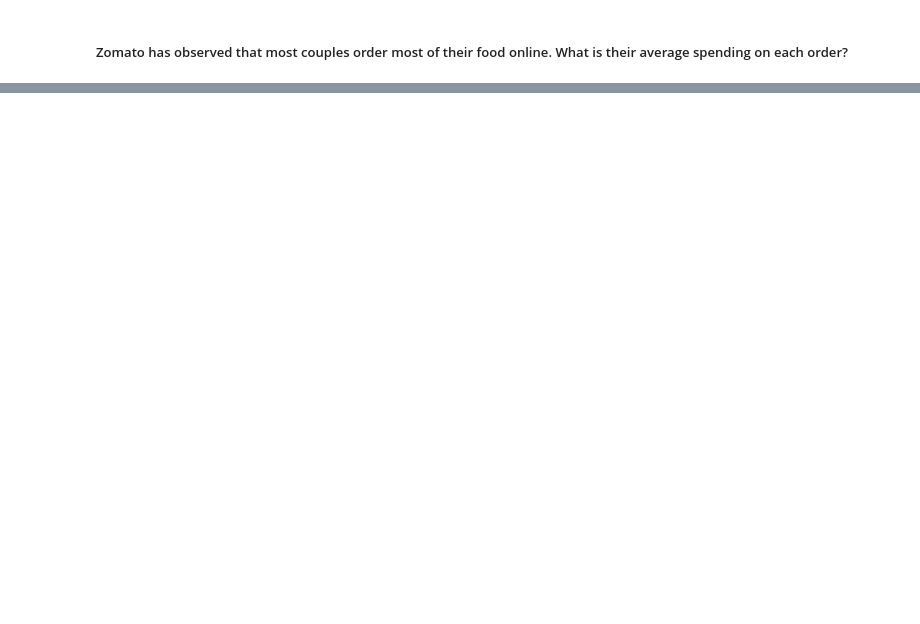
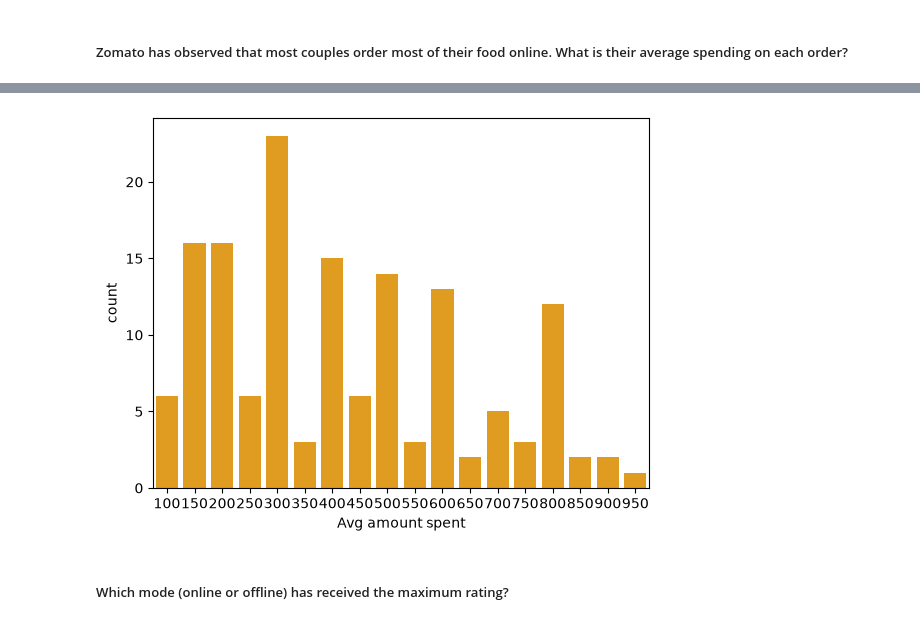
Before and after one commit to shiva3994/Practice, a Jupyter notebook: Daily Python/L_Zomato_report.ipynb, the cells around one changed output, grey strips where cells are left out. Cells and saved outputs as stored; diff of their text form; code cells hidden in the pictures; blank space fills up the shorter version.

```diff
--- a/Daily Python/L_Zomato_report.ipynb
+++ b/Daily Python/L_Zomato_report.ipynb
@@ -188,0 +193,11 @@ plt.show()
+# %%
+couple_data = df['approx_cost(for two people)']
+sns.countplot(x = couple_data, color = 'orange')
+
+plt.xlabel('Avg amount spent')
+
+plt.show()
+# %% [output]
+[figure, added]
+# %% [markdown]
+##### Which mode (online or offline) has received the maximum rating?
```
Also changed, not shown: parts of 7 cells of this notebook.
